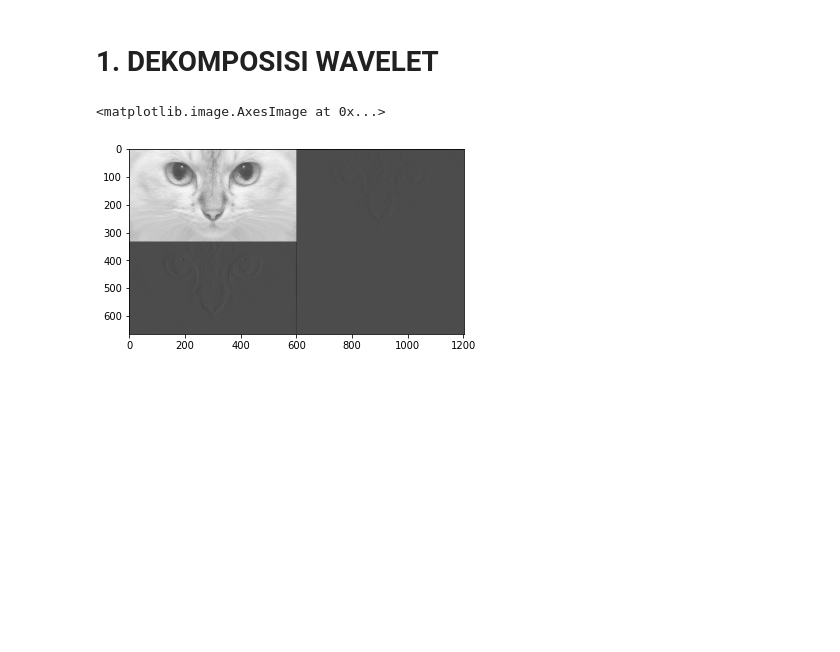
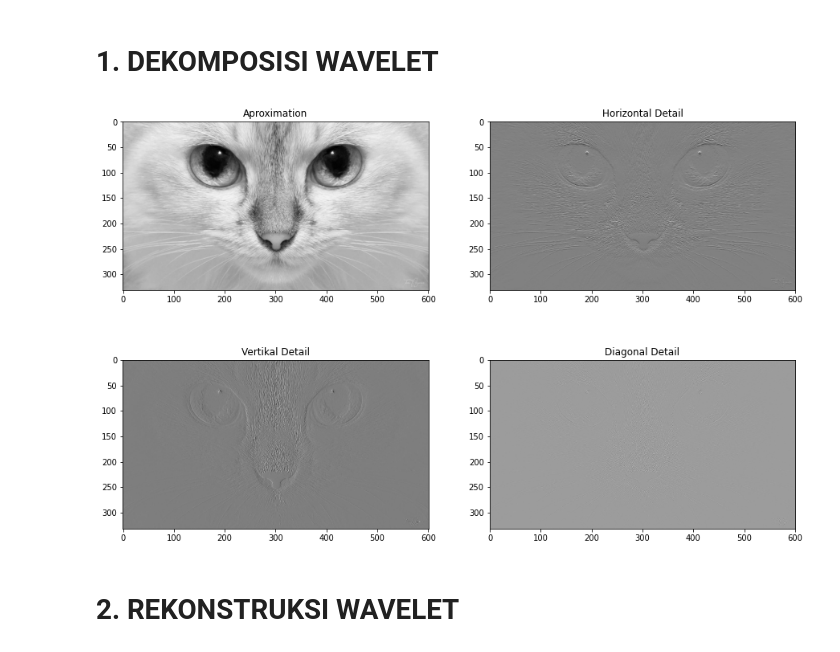
Before and after one commit to shafaio/PCD-Dasar, a Jupyter notebook: MODUL 4/jurnal.ipynb, the cells around one changed output. Drawn from its saved outputs; the diff is of its cells as text; code cells hidden in the pictures; blank space fills up the shorter version.

```diff
--- a/MODUL 4/jurnal.ipynb
+++ b/MODUL 4/jurnal.ipynb
@@ -66 +62,11 @@ def downRow (valueRow):
+# %%
+#fungsi untuk melakukan konvolusi terhadap kolom
+def konvKolom (matriks, filter, citra):
+    row, col =  citra.shape #script ini digunakan untuk inisialisasi dari variabel baris dan kolom
+    konvol1 = np.zeros ((row,col)) #script ini berfungsi untuk membuat Matriks 0 dengan indeks baris dan kolom
+    for i in range (len(konvol1)):
+        for j in range (len(konvol1[i])):
+            for x in range (len(filter)):
+                konvol1[i][j] += (matriks[i+x][j]*filter[x])
+    return konvol1 #berfungsi mengembalikan nilai dari variabael konvol1
 # %%
@@ -96 +85,24 @@ dD = decomp(imagegray, hi_d, hi_d)
+# %%
+#fungsi untuk melakukan downsampling pada bagian baris, dan yang diambil hanya indeks yang genap saja
+def downBaris(kernel):
+    row,col=kernel.shape #Berfungsi untuk menginialisasi baris dan kolom
+    row=int(row/2)
+    col=int(col)
+    kernel1 = np.zeros((row,col)) #Berfungsi untuk membuat matriks yanng bernilai 0 dengan indeks baris dan kolom
+    index = 0 #berfungsi untuk memberi nilai index sama dengan nol
+    for i in range(row): #Berfungsi untuk melakukan perulangan untuk baris
+        for j in range(col): #Berfungsi untuk melakukan perulangan untuk kolom
+            kernel1[i][j] = kernel[index][j]
+        index += 2
+    return kernel1 #berfungsi mengembalikan nilai dari variabael kernel1
+# %%
+#fungsi untuk melakukan dekomposisi citra
+def dekomposisi (citra, kernel1, kernel2):
+    pad = padding (citra, kernel1)
+    konvolusi = konvBaris(pad, kernel1, citra)
+    downsampling = downKolom (konvolusi)
+    padd = padding (downsampling, kernel2)
+    konvolusi2 = konvKolom(padd,kernel2, downsampling)
+
+    return downBaris (konvolusi2) #Berfungsi untuk mengembalikan nilai dari downBaris(Konvolusi2)
 # %%
@@ -102,6 +114,11 @@ def levelOne (LL, LH, HL, HH):
-# %%
-result = levelOne (A, dH, dV, dD)
-plt.imshow(result, cmap='gray')
-# %% [output]
-<matplotlib.image.AxesImage at 0x...>
-[figure, removed]
+# %%
+#Berfungsi untuk menyimpan nilai dari dekomposisi dengan kernel haar
+LL = dekomposisi(imagegray, lp_d, lp_d)
+LH = dekomposisi(imagegray, lp_d, hp_d)
+HL = dekomposisi(imagegray, hp_d, lp_d)
+HH = dekomposisi(imagegray, hp_d, hp_d)
+show(LL,LH,HL,HH)
+# %% [output]
+[figure, added]
+# %% [markdown]
+# 2. REKONSTRUKSI WAVELET
```
Also changed, not shown: parts of 14 cells of this notebook, 1 other file.
